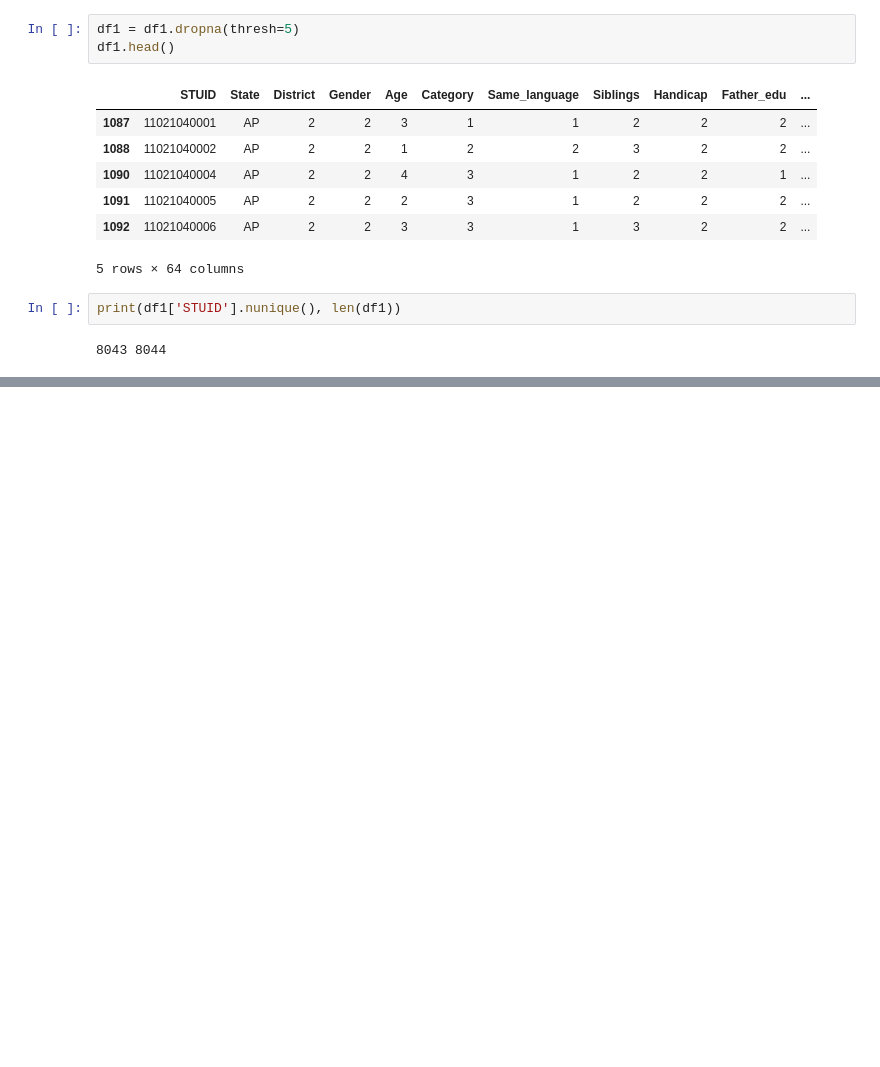
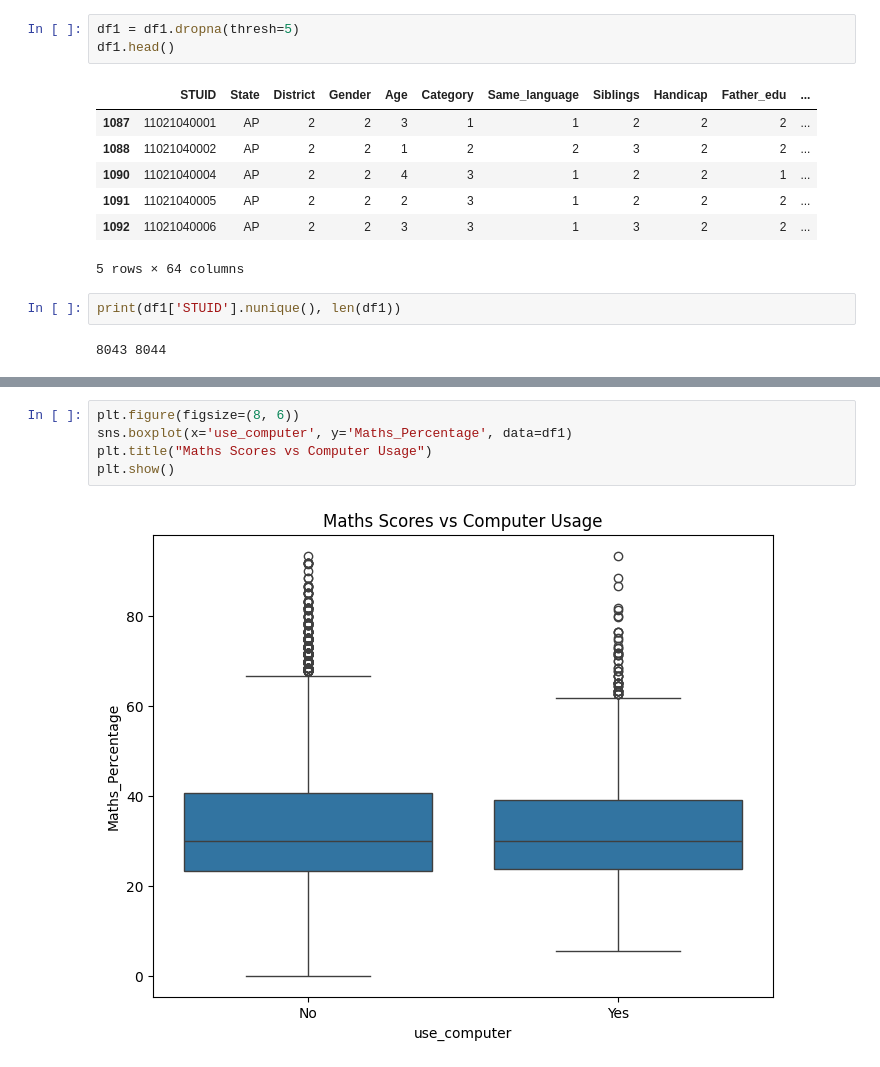
Before and after one commit to ChandanHegde07/Kruman-Projects, a Jupyter notebook: Phase1Student.ipynb, the cells around one changed output, grey strips where cells are left out. Drawn from its saved outputs; the diff is of its cells as text; blank space fills up the shorter version.

```diff
--- a/Phase1Student.ipynb
+++ b/Phase1Student.ipynb
@@ -104,0 +246,7 @@ print(df1['STUID'].nunique(), len(df1))
+# %%
+plt.figure(figsize=(8, 6))
+sns.boxplot(x='use_computer', y='Maths_Percentage', data=df1)
+plt.title("Maths Scores vs Computer Usage")
+plt.show()
+# %% [output]
+[figure, added]
```
Also changed, not shown: parts of 18 cells of this notebook, 1 other file.
